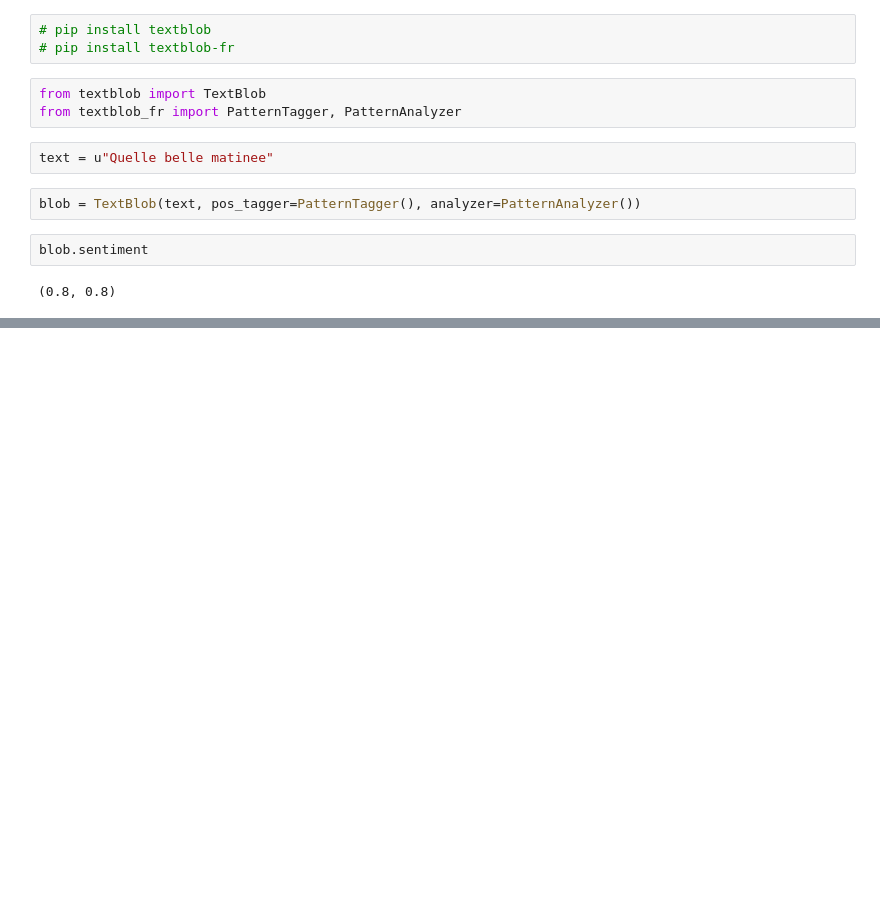
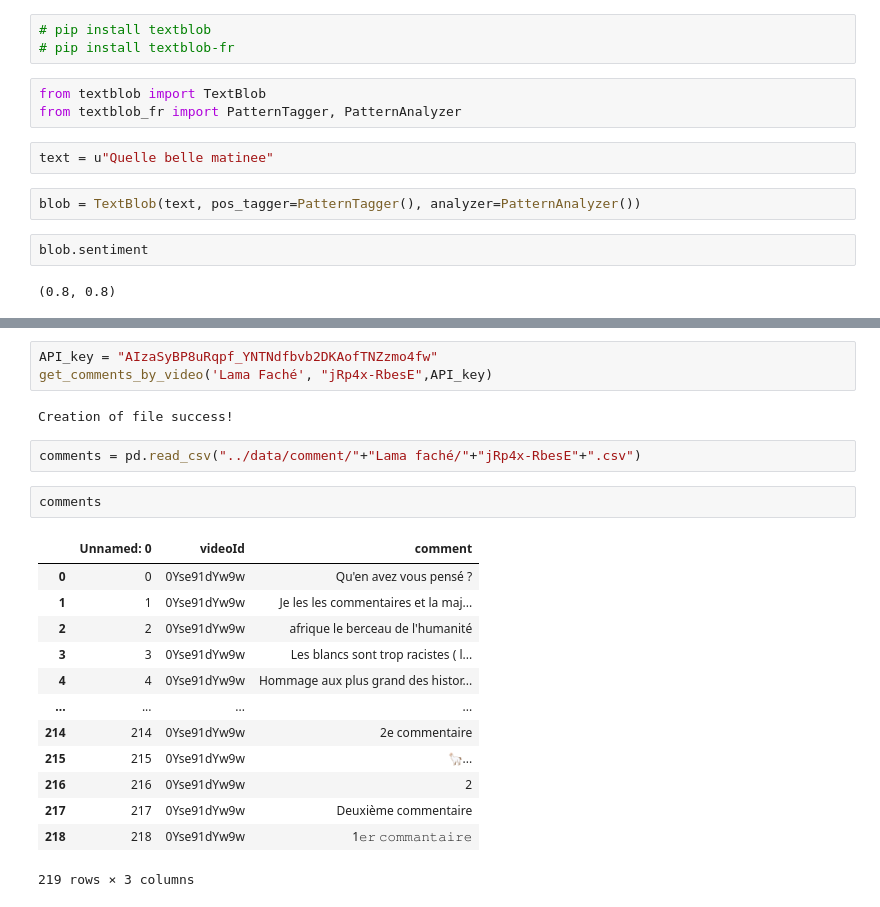
Before and after one commit to yanggautier/Etat_Channel_Youtube, a Jupyter notebook: Etat_lieu_Youtube/Etat_lieu.ipynb, the cells around one changed output, grey strips where cells are left out. Cells and saved outputs as stored; diff of their text form; blank space fills up the shorter version.

```diff
--- a/Etat_lieu_Youtube/Etat_lieu.ipynb
+++ b/Etat_lieu_Youtube/Etat_lieu.ipynb
@@ -175,0 +680,23 @@ True
+# %%
+API_key = "AIzaSyBP8uRqpf_YNTNdfbvb2DKAofTNZzmo4fw"
+get_comments_by_video('Lama Faché', "jRp4x-RbesE",API_key)
+# %% [output]
+Creation of file success!
+# %%
+comments = pd.read_csv("../data/comment/"+"Lama faché/"+"jRp4x-RbesE"+".csv")
+# %%
+comments
+# %% [output]
+|  | Unnamed: 0 | videoId | comment |
+| 0 | 0 | 0Yse91dYw9w | Qu'en avez vous pensé ? |
+| 1 | 1 | 0Yse91dYw9w | Je les les commentaires et la maj... |
+| 2 | 2 | 0Yse91dYw9w | afrique le berceau de l'humanité |
+| 3 | 3 | 0Yse91dYw9w | Les blancs sont trop racistes ( l... |
+| 4 | 4 | 0Yse91dYw9w | Hommage aux plus grand des histor... |
+| ... | ... | ... | ... |
+| 214 | 214 | 0Yse91dYw9w | 2e commentaire |
+| 215 | 215 | 0Yse91dYw9w | 🦙... |
+| 216 | 216 | 0Yse91dYw9w | 2 |
+| 217 | 217 | 0Yse91dYw9w | Deuxième commentaire |
+| 218 | 218 | 0Yse91dYw9w | 1𝚎𝚛 𝚌𝚘𝚖𝚖𝚊𝚗𝚝𝚊𝚒𝚛𝚎 |
+219 rows × 3 columns
```
Also changed, not shown: parts of 57 cells of this notebook, 19 other files.
